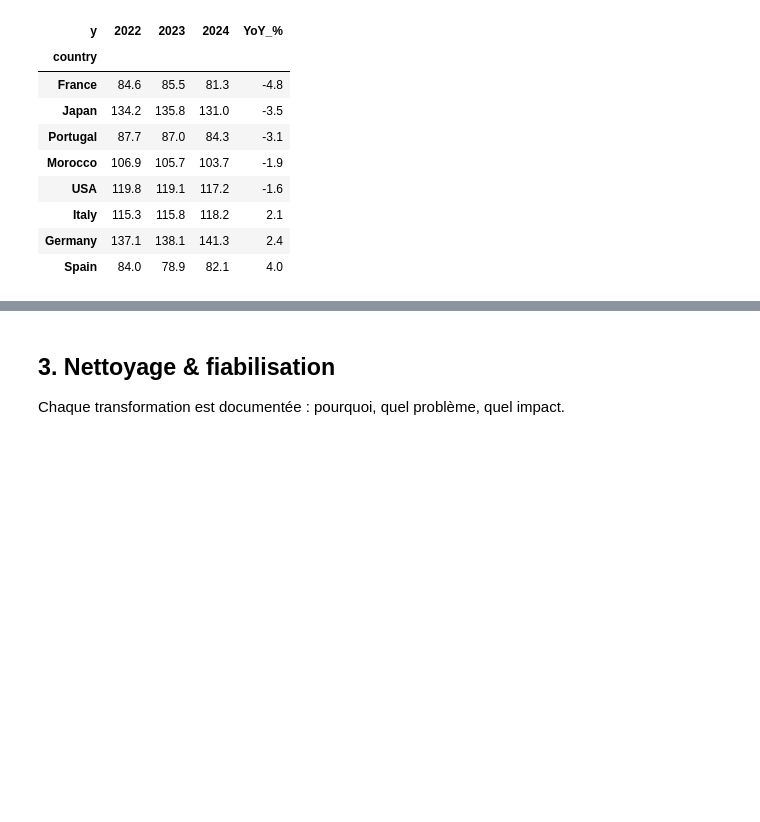
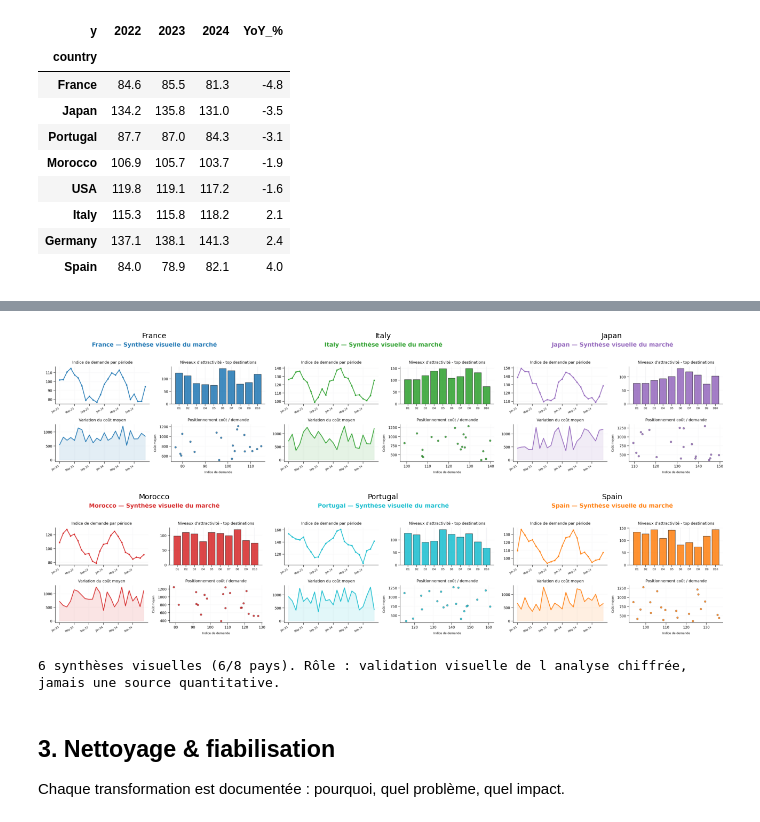
Before and after one commit to kteken10/aed_examen_final, a Jupyter notebook: rendu_final/01_pipeline_tourisme.ipynb, the cells around one changed output, grey strips where cells are left out. Drawn from its saved outputs; the diff is of its cells as text; code cells hidden in the pictures; blank space fills up the shorter version.

```diff
--- a/rendu_final/01_pipeline_tourisme.ipynb
+++ b/rendu_final/01_pipeline_tourisme.ipynb
@@ -155,3 +162,18 @@ yr.round(1)
+# %%
+# Affichage des synthèses visuelles fournies (validation croisée, PAS une entrée modèle)
+import matplotlib.image as mpimg
+imgs=sorted((DATA_DIR/'images_marche').glob('img_*_market_v2.png'))
+if imgs:
+    fig,axes=plt.subplots(2,3,figsize=(13,6.5))
+    for ax,fp in zip(axes.ravel(),imgs):
+        ax.imshow(mpimg.imread(fp)); ax.axis('off')
+        ax.set_title(fp.stem.replace('img_','').replace('_market_v2',''),fontsize=10)
+    for ax in axes.ravel()[len(imgs):]: ax.axis('off')
+    plt.tight_layout(); plt.show()
+print(f'{len(imgs)} synthèses visuelles (6/8 pays). Rôle : validation visuelle de l analyse chiffrée, jamais une source quantitative.')
+# %% [output]
+[figure, added]
+6 synthèses visuelles (6/8 pays). Rôle : validation visuelle de l analyse chiffrée, jamais une source quantitative.
 # %% [markdown]
 ## 3. Nettoyage & fiabilisation
 Chaque transformation est documentée : pourquoi, quel problème, quel impact.
```
Also changed, not shown: parts of 11 cells of this notebook, 11 other files.
